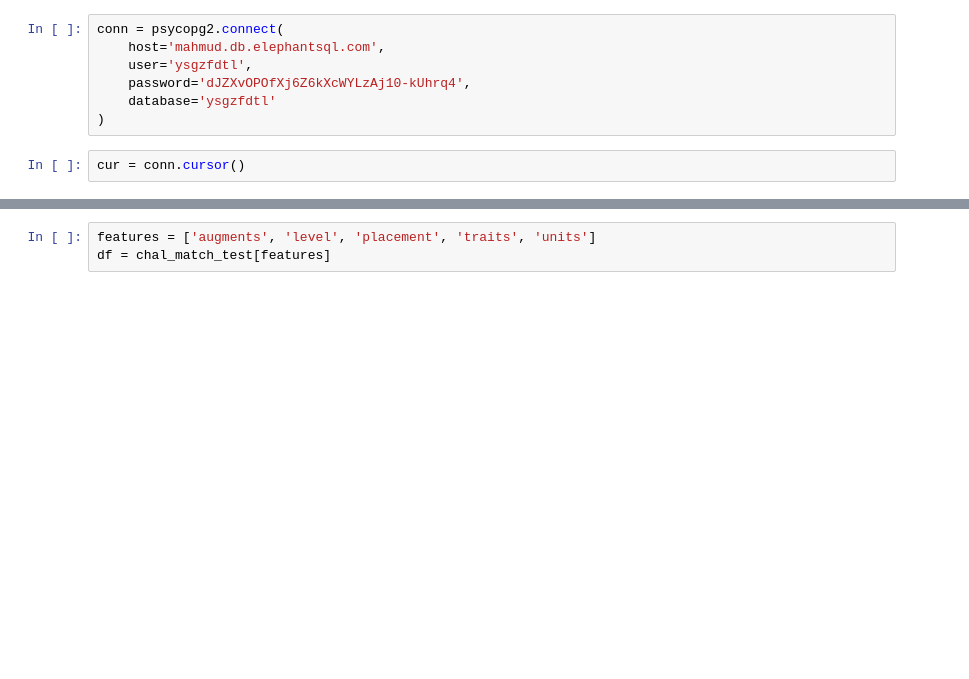
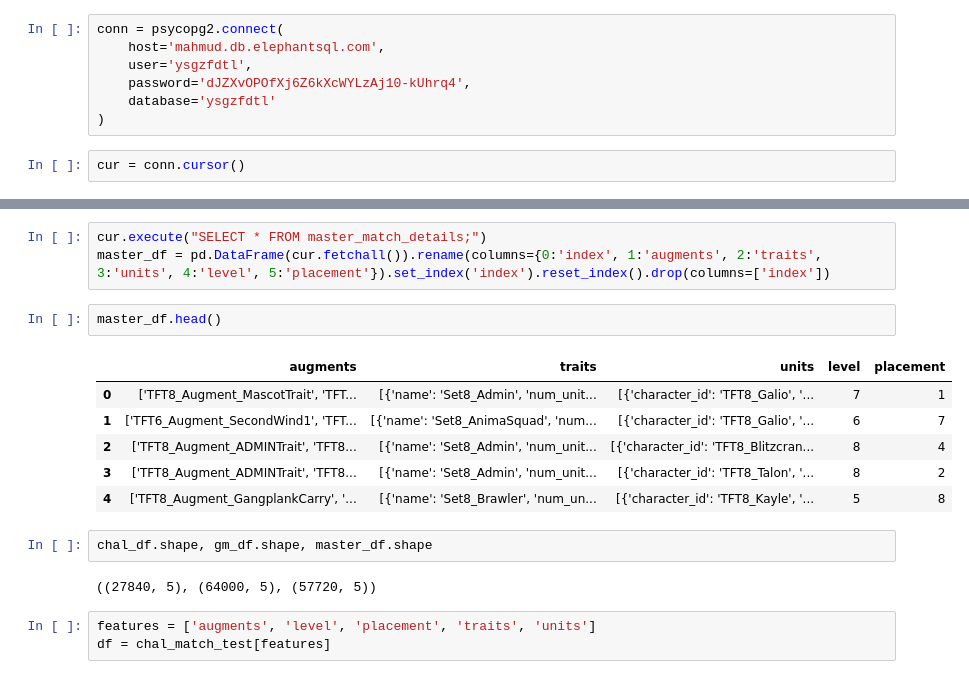
Before and after one commit to ysooch0819/Codestates-AIB-projects, a Jupyter notebook: S3Project Day2.ipynb, the cells around one changed output, grey strips where cells are left out. Saved outputs shown, nothing was run; the diff lists cells and outputs as text; blank space fills up the shorter version.

```diff
--- a/S3Project Day2.ipynb
+++ b/S3Project Day2.ipynb
@@ -30,3 +60,19 @@ cur
+# %%
+cur.execute("SELECT * FROM master_match_details;")
+master_df = pd.DataFrame(cur.fetchall()).rename(columns={0:'index', 1:'augments', 2:'traits', 3:'units', 4:'level', 5:'placement'}).set_index('index').reset_index().drop(columns=['index'])
+# %%
+master_df.head()
+# %% [output]
+|  | augments | traits | units | level | placement |
+| 0 | ['TFT8_Augment_MascotTrait', 'TFT... | [{'name': 'Set8_Admin', 'num_unit... | [{'character_id': 'TFT8_Galio', '... | 7 | 1 |
+| 1 | ['TFT6_Augment_SecondWind1', 'TFT... | [{'name': 'Set8_AnimaSquad', 'num... | [{'character_id': 'TFT8_Galio', '... | 6 | 7 |
+| 2 | ['TFT8_Augment_ADMINTrait', 'TFT8... | [{'name': 'Set8_Admin', 'num_unit... | [{'character_id': 'TFT8_Blitzcran... | 8 | 4 |
+| 3 | ['TFT8_Augment_ADMINTrait', 'TFT8... | [{'name': 'Set8_Admin', 'num_unit... | [{'character_id': 'TFT8_Talon', '... | 8 | 2 |
+| 4 | ['TFT8_Augment_GangplankCarry', '... | [{'name': 'Set8_Brawler', 'num_un... | [{'character_id': 'TFT8_Kayle', '... | 5 | 8 |
+# %%
+chal_df.shape, gm_df.shape, master_df.shape
+# %% [output]
+((27840, 5), (64000, 5), (57720, 5))
 # %%
 features = ['augments', 'level', 'placement', 'traits', 'units']
 df = chal_match_test[features]
```
Also changed, not shown: parts of 8 cells of this notebook.
